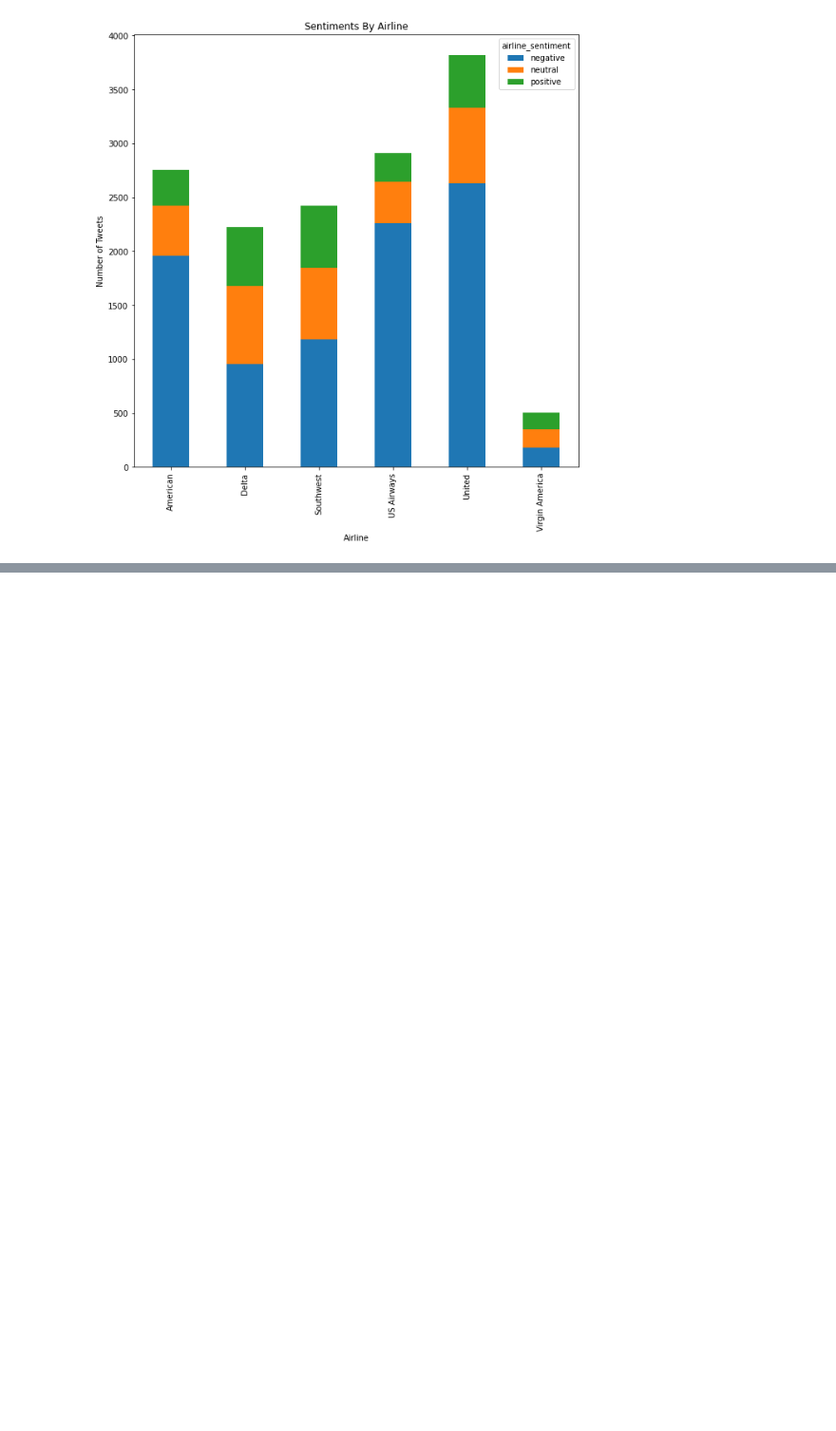
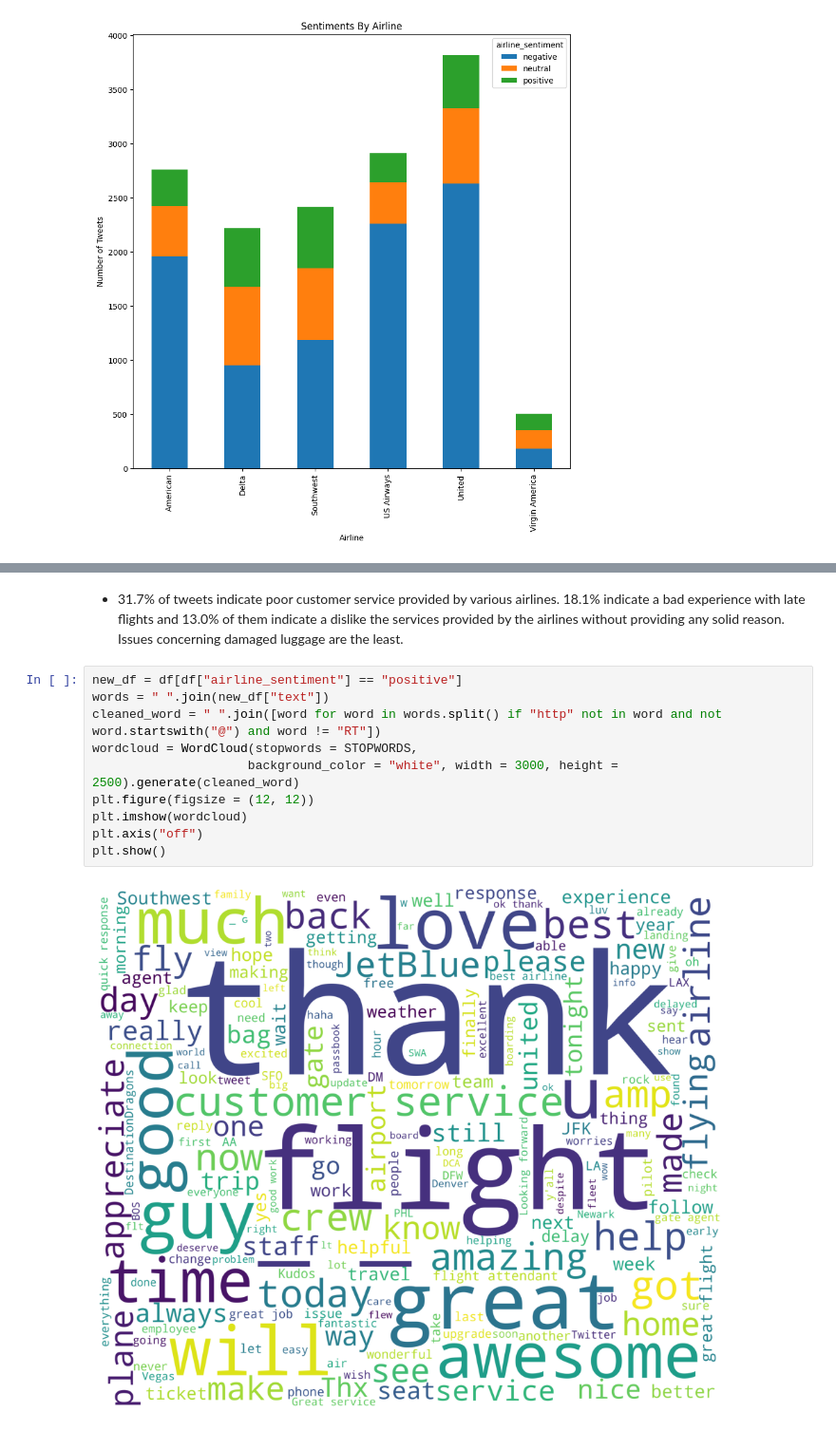
Before and after one commit to Igecha-Samuel/Airline-Twitter-Sentiment-Analysis, a Jupyter notebook: Airline Twitter Sentiment.ipynb, the cells around one changed output, grey strips where cells are left out. Shown at 95% size. Drawn from its saved outputs; the diff is of its cells as text; blank space fills up the shorter version.

```diff
--- a/Airline Twitter Sentiment.ipynb
+++ b/Airline Twitter Sentiment.ipynb
@@ -192,3 +224,17 @@ fig.update_layout(
 fig.show()
 # %% [output]
 [interactive output not drawn]
+# %% [markdown]
+- 31.7% of tweets indicate poor customer service provided by various airlines. 18.1% indicate a bad experience with late flights and 13.0% of them indicate a dislike the services provided by the airlines without providing any solid reason. Issues concerning damaged luggage are the least.
+# %%
+new_df = df[df["airline_sentiment"] == "positive"]
+words = " ".join(new_df["text"])
+cleaned_word = " ".join([word for word in words.split() if "http" not in word and not word.startswith("@") and word != "RT"])
+wordcloud = WordCloud(stopwords = STOPWORDS,
+                     background_color = "white", width = 3000, height = 2500).generate(cleaned_word)
+plt.figure(figsize = (12, 12))
+plt.imshow(wordcloud)
+plt.axis("off")
+plt.show()
+# %% [output]
+[figure, added]
```
Also changed, not shown: parts of 19 cells of this notebook.
